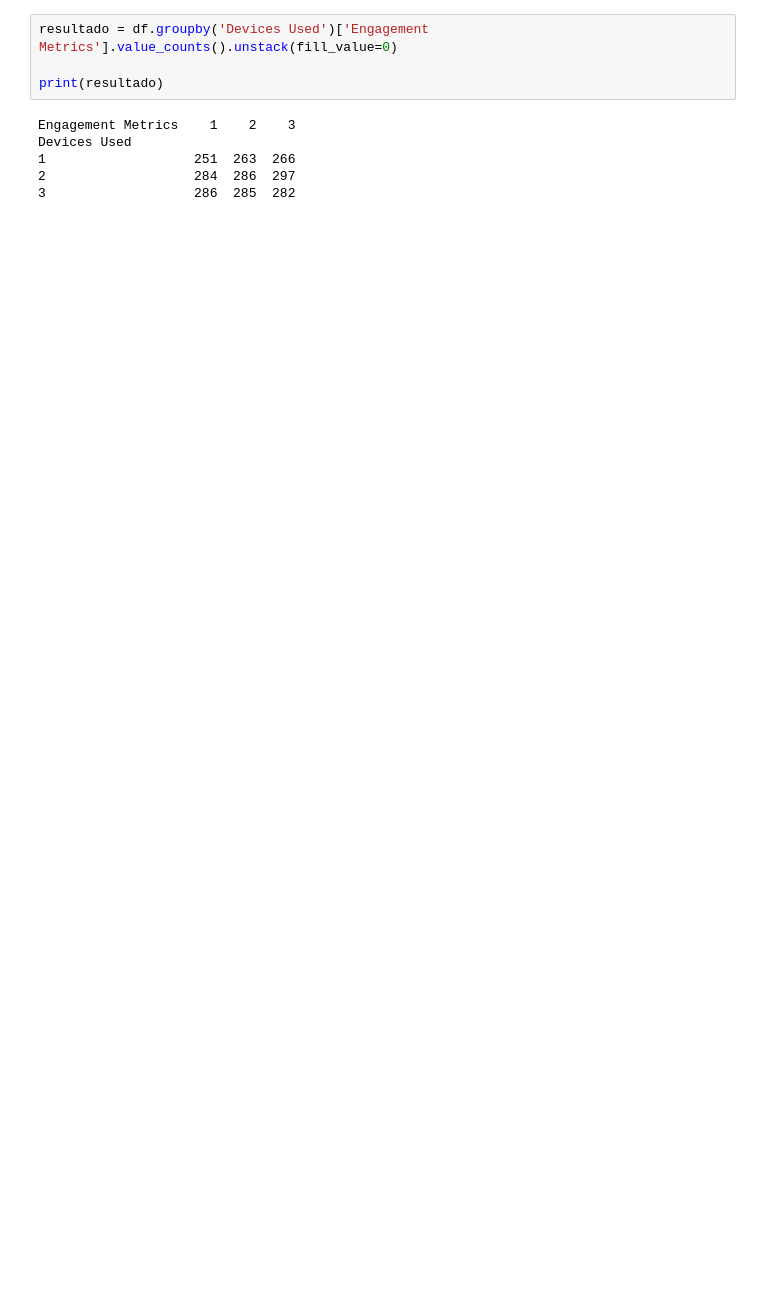
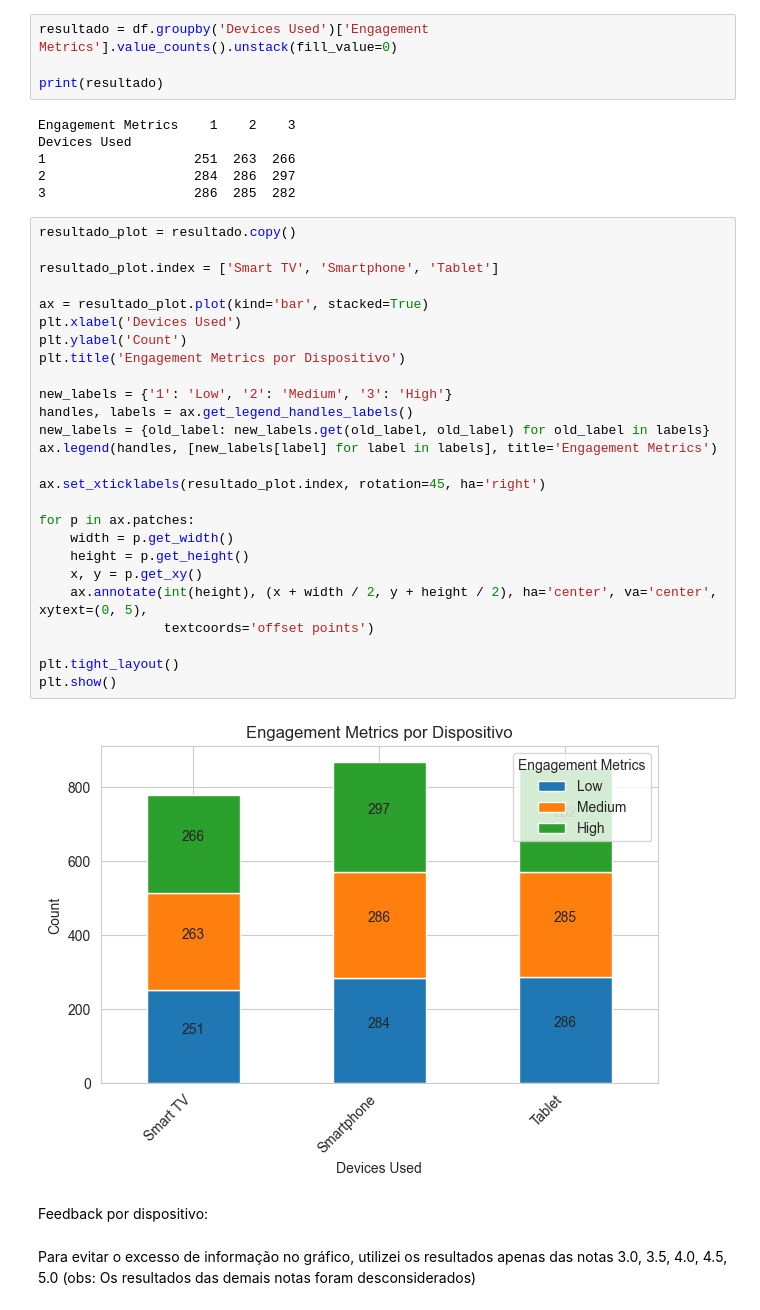
Before and after one commit to RafaelEliaas/PrimeVideoAnalysis, a Jupyter notebook: PrimeVideoAnalysis.ipynb, the cells around one changed output. Drawn from its saved outputs; the diff is of its cells as text; blank space fills up the shorter version.

```diff
--- a/PrimeVideoAnalysis.ipynb
+++ b/PrimeVideoAnalysis.ipynb
@@ -285,3 +256,35 @@ Devices Used
 1                   251  263  266
 2                   284  286  297
 3                   286  285  282
+# %%
+resultado_plot = resultado.copy()
+
+resultado_plot.index = ['Smart TV', 'Smartphone', 'Tablet']
+
+ax = resultado_plot.plot(kind='bar', stacked=True)
+plt.xlabel('Devices Used')
+plt.ylabel('Count')
+plt.title('Engagement Metrics por Dispositivo')
+
+new_labels = {'1': 'Low', '2': 'Medium', '3': 'High'}
+handles, labels = ax.get_legend_handles_labels()
+new_labels = {old_label: new_labels.get(old_label, old_label) for old_label in labels}
+ax.legend(handles, [new_labels[label] for label in labels], title='Engagement Metrics')
+
+ax.set_xticklabels(resultado_plot.index, rotation=45, ha='right')
+
+for p in ax.patches:
+    width = p.get_width()
+    height = p.get_height()
+    x, y = p.get_xy()
+    ax.annotate(int(height), (x + width / 2, y + height / 2), ha='center', va='center', xytext=(0, 5),
+                textcoords='offset points')
+
+plt.tight_layout()
+plt.show()
+# %% [output]
+[figure, added]
+# %% [markdown]
+Feedback por dispositivo:
+# %% [markdown]
+Para evitar o excesso de informação no gráfico, utilizei os resultados apenas das notas 3.0, 3.5, 4.0, 4.5, 5.0 (obs: Os resultados das demais notas foram desconsiderados)
```
Also changed, not shown: parts of 13 cells of this notebook.
